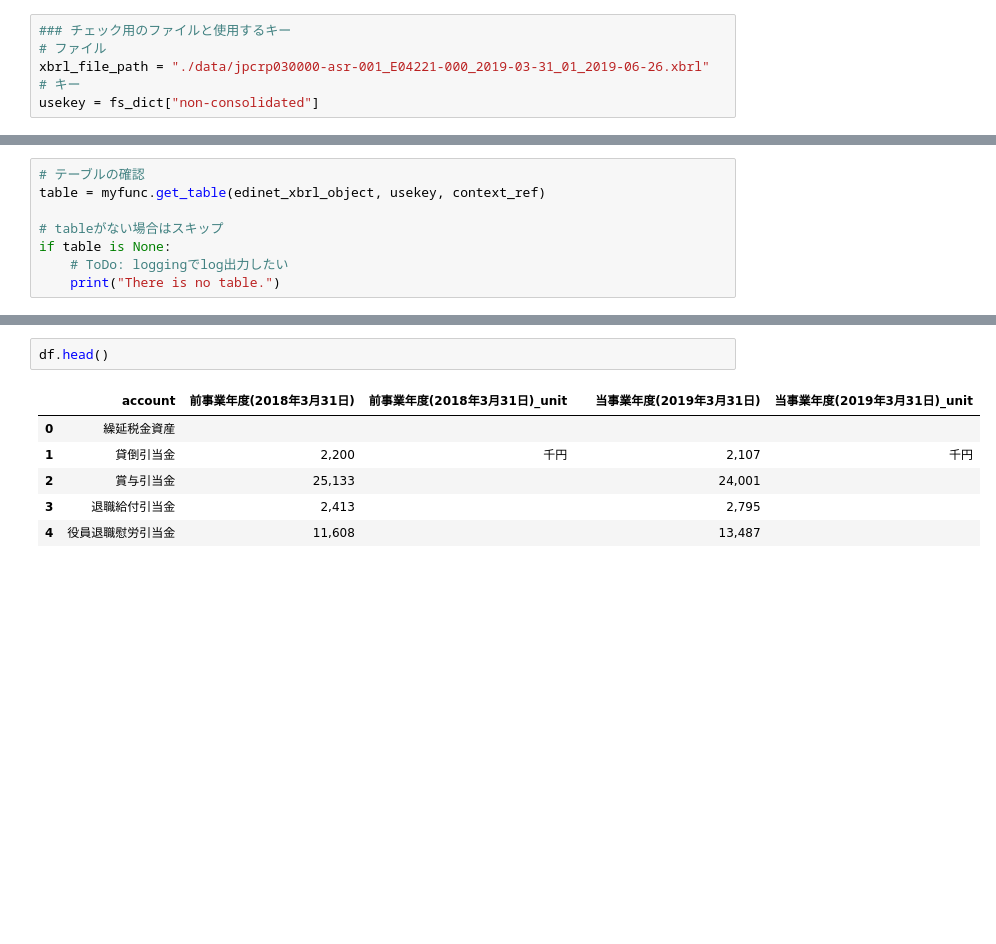
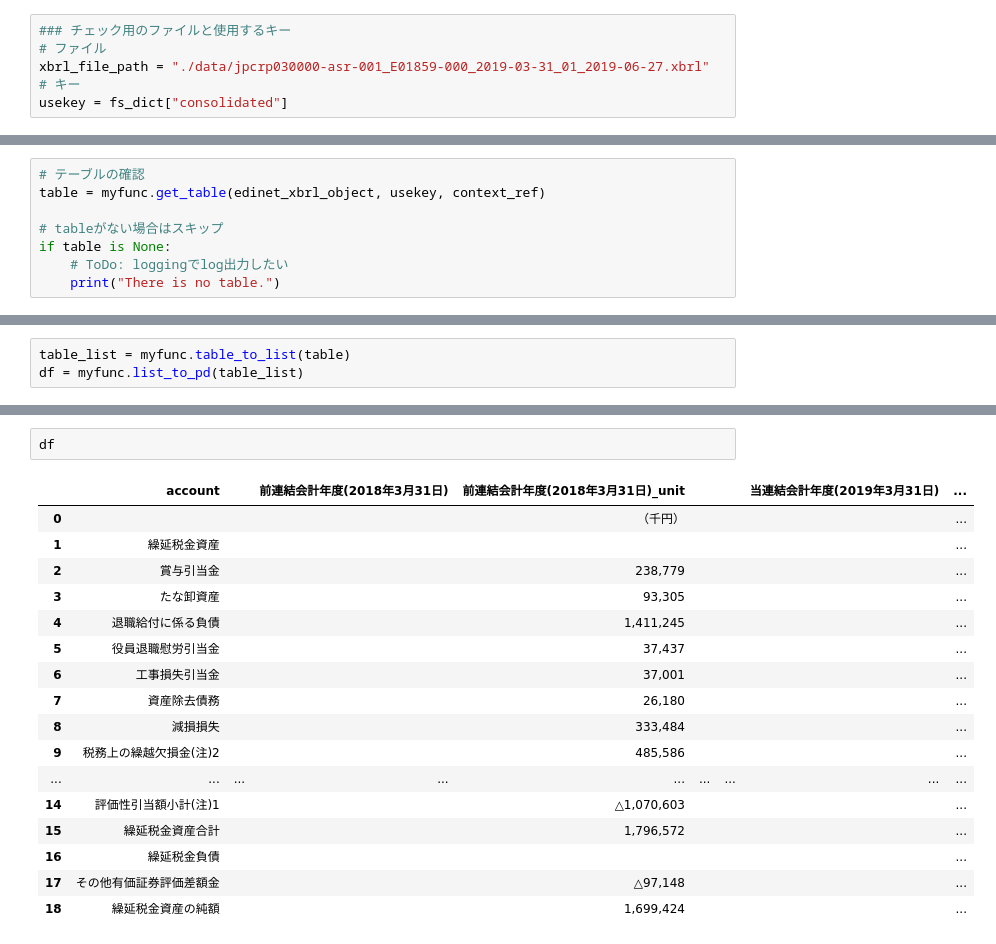
Before and after one commit to y0shid0n/pyrsquare, a Jupyter notebook: xbrl_check.ipynb, the cells around one changed output, grey strips where cells are left out. Saved outputs shown, nothing was run; the diff lists cells and outputs as text; blank space fills up the shorter version.

```diff
--- a/xbrl_check.ipynb
+++ b/xbrl_check.ipynb
@@ -27,9 +28,9 @@ context_ref = "CurrentYearDuration"
 # %%
 ### チェック用のファイルと使用するキー
 # ファイル
-xbrl_file_path = "./data/jpcrp030000-asr-001_E04221-000_2019-03-31_01_2019-06-26.xbrl"
+xbrl_file_path = "./data/jpcrp030000-asr-001_E01859-000_2019-03-31_01_2019-06-27.xbrl"
 # キー
-usekey = fs_dict["non-consolidated"]
+usekey = fs_dict["consolidated"]
 # %%
 # 対象ファイルをパース
 edinet_xbrl_object = parser.parse_file(xbrl_file_path)
@@ -51,0 +57,3 @@ df = myfunc.table_to_pd(table)
+# %%
+table_list = myfunc.table_to_list(table)
+df = myfunc.list_to_pd(table_list)
@@ -52,9 +78,20 @@ df = myfunc.table_to_pd(table)
 # %%
-df.head()
+df
 # %% [output]
-|  | account | 前事業年度(2018年3月31日) | 前事業年度(2018年3月31日)_unit |  | 当事業年度(2019年3月31日) | 当事業年度(2019年3月31日)_unit |
-| 0 | 繰延税金資産 |  |  |  |  |  |
-| 1 | 貸倒引当金 | 2,200 | 千円 |  | 2,107 | 千円 |
-| 2 | 賞与引当金 | 25,133 |  |  | 24,001 |  |
-| 3 | 退職給付引当金 | 2,413 |  |  | 2,795 |  |
-| 4 | 役員退職慰労引当金 | 11,608 |  |  | 13,487 |  |
+|  | account |  | 前連結会計年度(2018年3月31日) | 前連結会計年度(2018年3月31日)_unit |  |  | 当連結会計年度(2019年3月31日) | ... |
+| 0 |  |  |  | （千円） |  |  |  | ... |
+| 1 | 繰延税金資産 |  |  |  |  |  |  | ... |
+| 2 | 賞与引当金 |  |  | 238,779 |  |  |  | ... |
+| 3 | たな卸資産 |  |  | 93,305 |  |  |  | ... |
+| 4 | 退職給付に係る負債 |  |  | 1,411,245 |  |  |  | ... |
+| 5 | 役員退職慰労引当金 |  |  | 37,437 |  |  |  | ... |
+| 6 | 工事損失引当金 |  |  | 37,001 |  |  |  | ... |
+| 7 | 資産除去債務 |  |  | 26,180 |  |  |  | ... |
+| 8 | 減損損失 |  |  | 333,484 |  |  |  | ... |
+| 9 | 税務上の繰越欠損金(注)2 |  |  | 485,586 |  |  |  | ... |
+| ... | ... | ... | ... | ... | ... | ... | ... | ... |
+| 14 | 評価性引当額小計(注)1 |  |  | △1,070,603 |  |  |  | ... |
+| 15 | 繰延税金資産合計 |  |  | 1,796,572 |  |  |  | ... |
+| 16 | 繰延税金負債 |  |  |  |  |  |  | ... |
+| 17 | その他有価証券評価差額金 |  |  | △97,148 |  |  |  | ... |
+| 18 | 繰延税金資産の純額 |  |  | 1,699,424 |  |  |  | ... |
```
Also changed, not shown: parts of 13 cells of this notebook.
